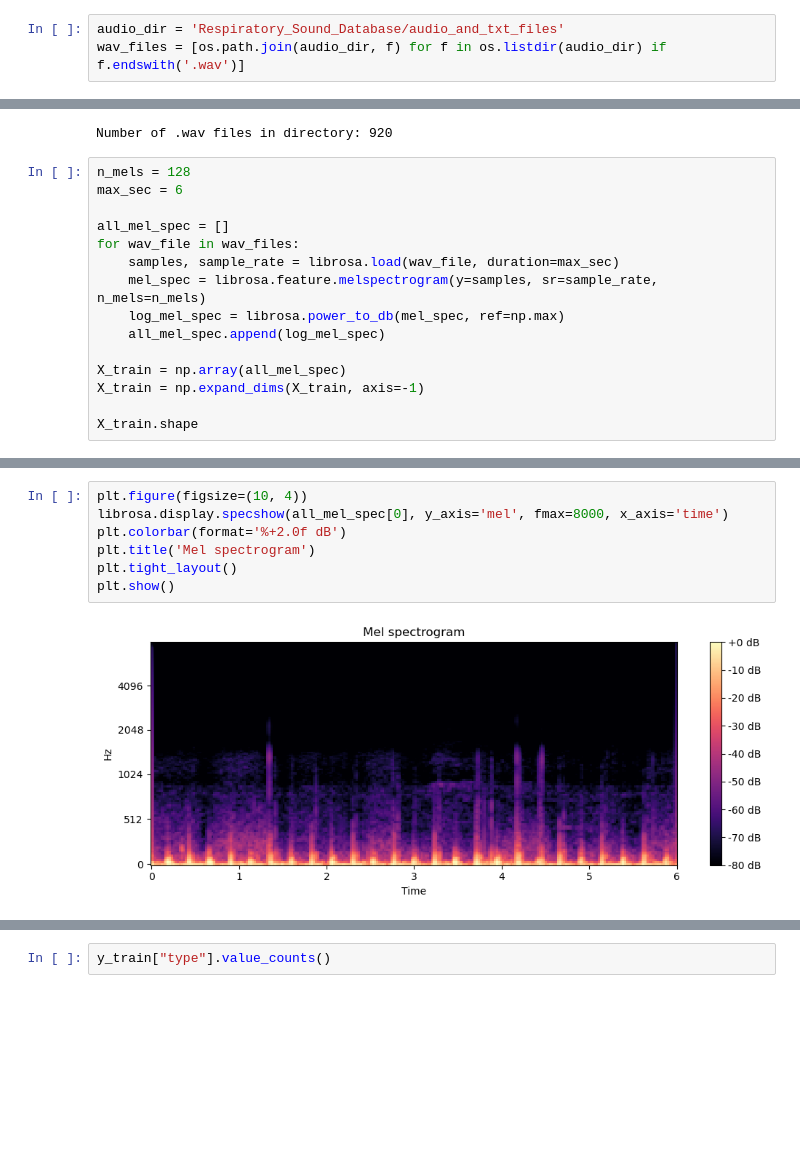
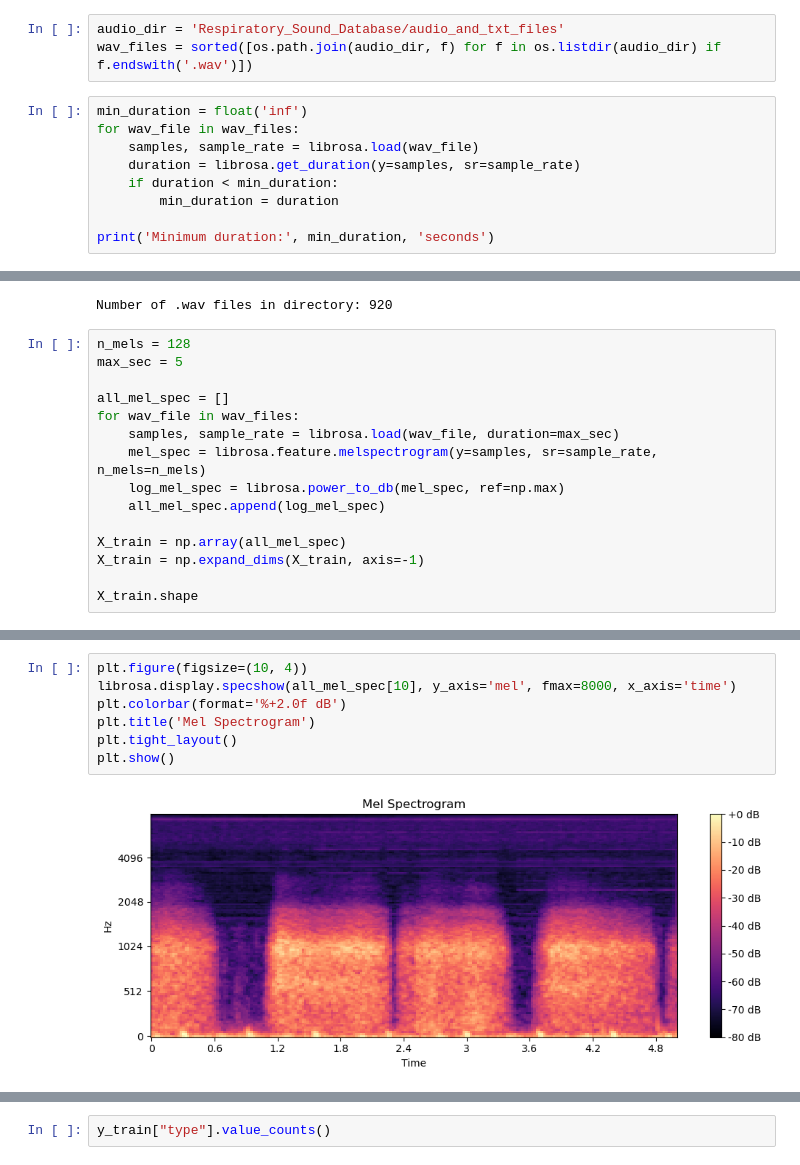
Before and after one commit to fnk2077/Project, a Jupyter notebook: 3_Classification_of_Unhealthy_Respiratory Sounds/DeepLearningProject.ipynb, the cells around one changed output, grey strips where cells are left out. Cells and saved outputs as stored; diff of their text form; blank space fills up the shorter version.

```diff
--- a/3_Classification_of_Unhealthy_Respiratory Sounds/DeepLearningProject.ipynb
+++ b/3_Classification_of_Unhealthy_Respiratory Sounds/DeepLearningProject.ipynb
@@ -26,3 +36,12 @@ np.random.seed(123)
 # %%
 audio_dir = 'Respiratory_Sound_Database/audio_and_txt_files'
-wav_files = [os.path.join(audio_dir, f) for f in os.listdir(audio_dir) if f.endswith('.wav')]
+wav_files = sorted([os.path.join(audio_dir, f) for f in os.listdir(audio_dir) if f.endswith('.wav')])
+# %%
+min_duration = float('inf')
+for wav_file in wav_files:
+    samples, sample_rate = librosa.load(wav_file)
+    duration = librosa.get_duration(y=samples, sr=sample_rate)
+    if duration < min_duration:
+        min_duration = duration
+
+print('Minimum duration:', min_duration, 'seconds')
@@ -39,7 +60,7 @@ print(f"Number of .wav files in directory: {count}")
 Number of .wav files in directory: 920
 # %%
 n_mels = 128
-max_sec = 6
+max_sec = 5
 
 all_mel_spec = []
 for wav_file in wav_files:
@@ -57,9 +85,9 @@ X_train.shape
 # %%
 plt.figure(figsize=(10, 4))
-librosa.display.specshow(all_mel_spec[0], y_axis='mel', fmax=8000, x_axis='time')
+librosa.display.specshow(all_mel_spec[10], y_axis='mel', fmax=8000, x_axis='time')
 plt.colorbar(format='%+2.0f dB')
-plt.title('Mel spectrogram')
+plt.title('Mel Spectrogram')
 plt.tight_layout()
 plt.show()
 # %% [output]
-[figure, old version]
+[figure, new version]
```
Also changed, not shown: parts of 67 cells of this notebook.
